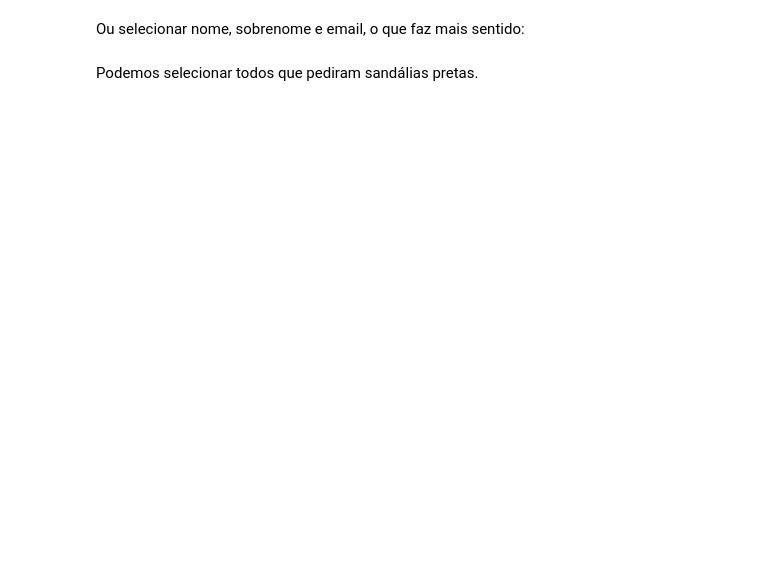
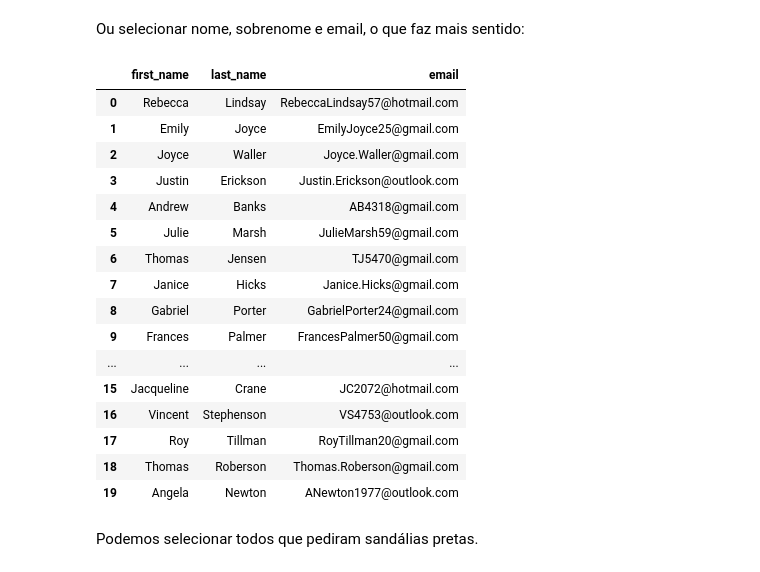
Before and after one commit to ramonbezerra/coderhouse-python-data, a Jupyter notebook: Aula 08 Manipulação de Dados com Pandas I.ipynb, the cells around one changed output. Saved outputs shown, nothing was run; the diff lists cells and outputs as text; code cells hidden in the pictures; blank space fills up the shorter version.

```diff
--- a/Aula 08 Manipulação de Dados com Pandas I.ipynb
+++ b/Aula 08 Manipulação de Dados com Pandas I.ipynb
@@ -41,2 +105,24 @@ Ou selecionar nome, sobrenome e email, o que faz mais sentido:
+# %%
+# solução
+customers_and_emails = df[['first_name', 'last_name', 'email']]
+customers_and_emails
+# %% [output]
+|  | first_name | last_name | email |
+| 0 | Rebecca | Lindsay | RebeccaLindsay57@hotmail.com |
+| 1 | Emily | Joyce | EmilyJoyce25@gmail.com |
+| 2 | Joyce | Waller | Joyce.Waller@gmail.com |
+| 3 | Justin | Erickson | Justin.Erickson@outlook.com |
+| 4 | Andrew | Banks | AB4318@gmail.com |
+| 5 | Julie | Marsh | JulieMarsh59@gmail.com |
+| 6 | Thomas | Jensen | TJ5470@gmail.com |
+| 7 | Janice | Hicks | Janice.Hicks@gmail.com |
+| 8 | Gabriel | Porter | GabrielPorter24@gmail.com |
+| 9 | Frances | Palmer | FrancesPalmer50@gmail.com |
+| ... | ... | ... | ... |
+| 15 | Jacqueline | Crane | JC2072@hotmail.com |
+| 16 | Vincent | Stephenson | VS4753@outlook.com |
+| 17 | Roy | Tillman | RoyTillman20@gmail.com |
+| 18 | Thomas | Roberson | Thomas.Roberson@gmail.com |
+| 19 | Angela | Newton | ANewton1977@outlook.com |
 # %% [markdown]
 Podemos selecionar todos que pediram sandálias pretas.
```
Also changed, not shown: parts of 31 cells of this notebook, 2 other files.
